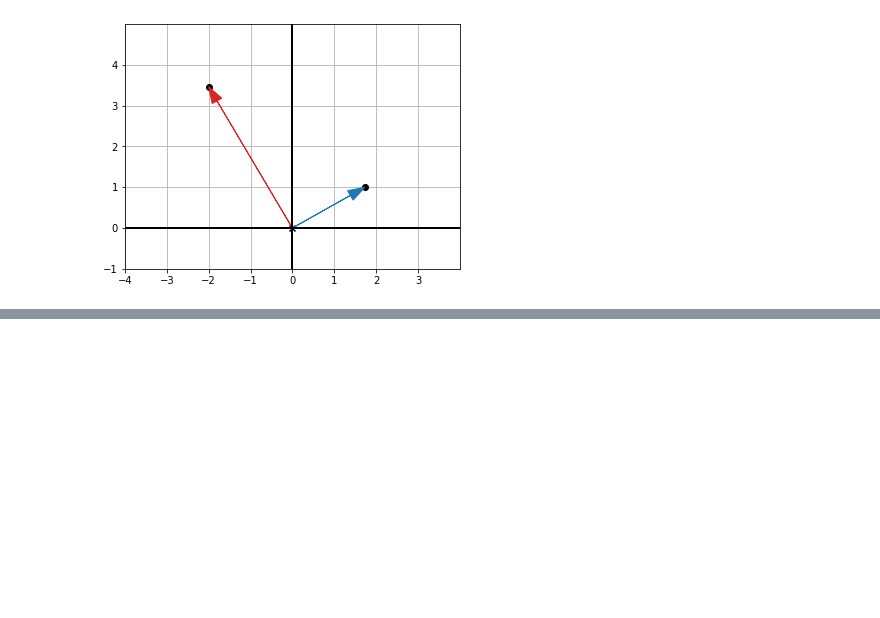
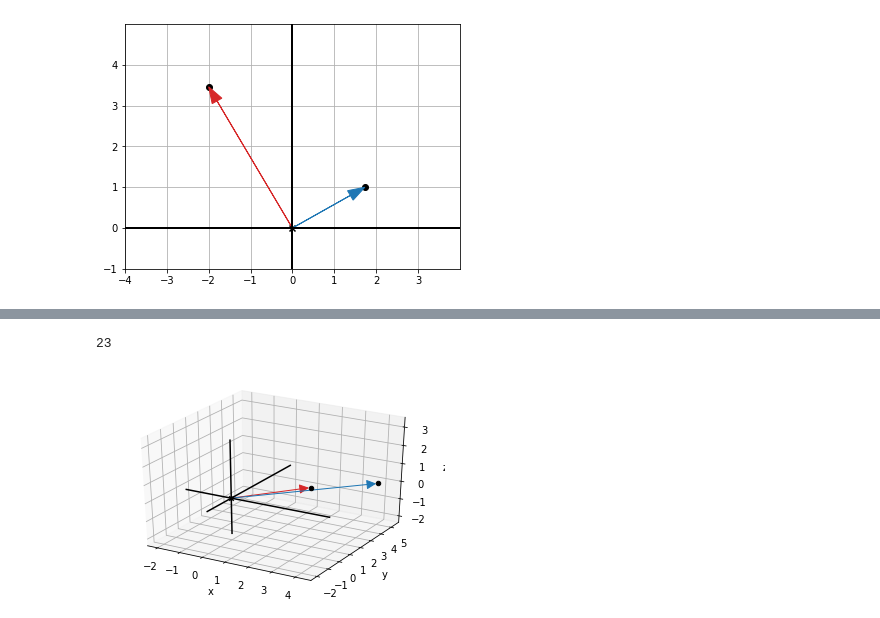
Before and after one commit to orlandpm/Math-for-Programmers, a Jupyter notebook: Chapter 03/figures/Make Figures.ipynb, the cells around one changed output, grey strips where cells are left out. Saved outputs shown, nothing was run; the diff lists cells and outputs as text; code cells hidden in the pictures; blank space fills up the shorter version.

```diff
--- a/Chapter 03/figures/Make Figures.ipynb
+++ b/Chapter 03/figures/Make Figures.ipynb
@@ -701,0 +752,14 @@ draw2d(
+# %%
+u = (2,3,0)
+v = (4,5,0)
+print(dot(u,v))
+draw3d(
+    Arrow3D(u,color='C3'),
+    Arrow3D(v,color='C0'),
+    Points3D(u,v,color='k'),
+    Points3D((0,0,3),color=(0,0,0,0)),
+    save_as='3.26b.svg'
+)
+# %% [output]
+23
+[figure, added]
```
Also changed, not shown: parts of 22 cells of this notebook, 49 other files.
